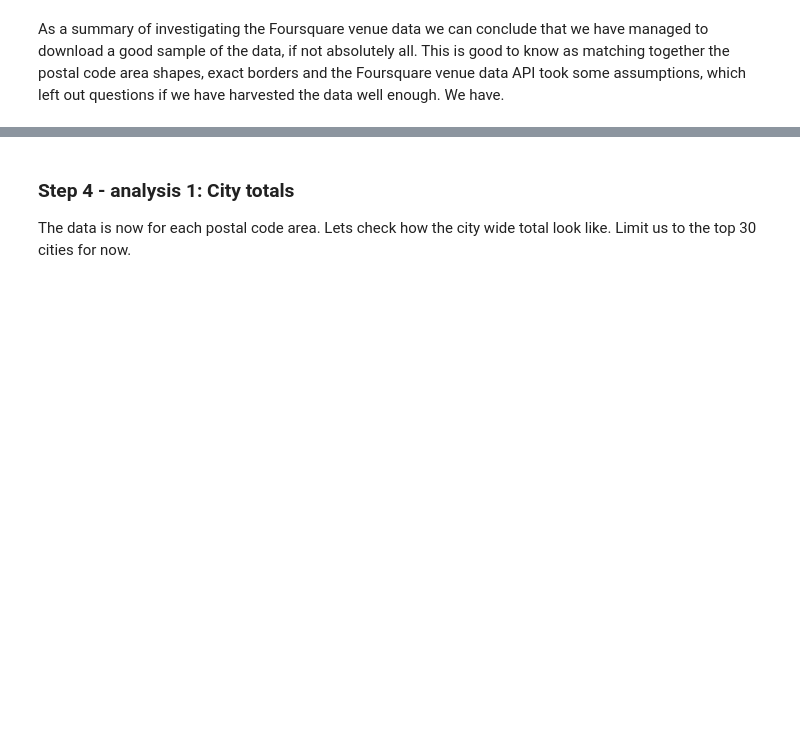
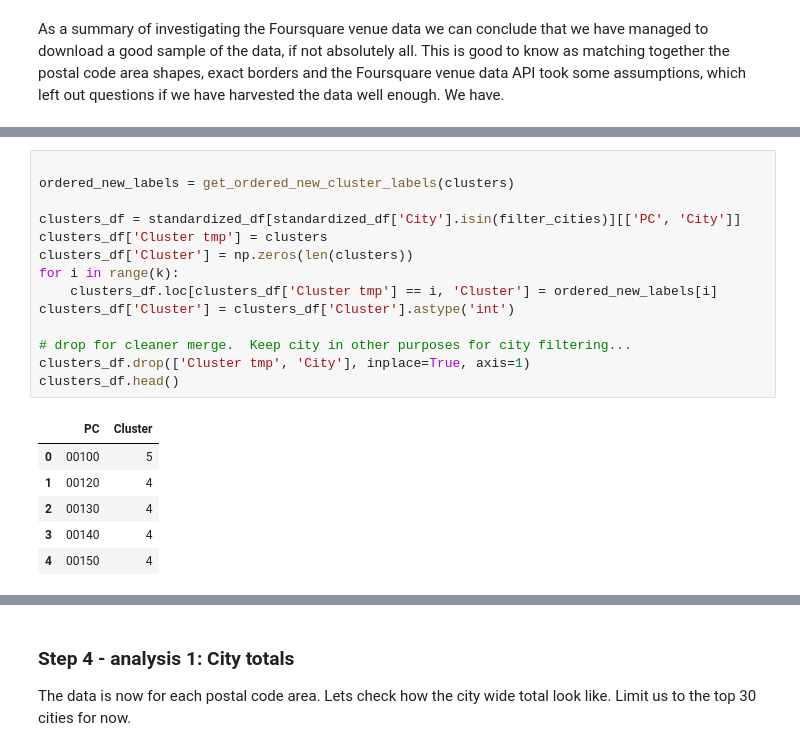
Before and after one commit to aitennek/Coursera_Capstone, a Jupyter notebook: Final_assignment/Capstone workbook.ipynb, the cells around one changed output, grey strips where cells are left out. Saved outputs shown, nothing was run; the diff lists cells and outputs as text; blank space fills up the shorter version.

```diff
--- a/Final_assignment/Capstone workbook.ipynb
+++ b/Final_assignment/Capstone workbook.ipynb
@@ -1315,0 +1461,21 @@ As a summary of investigating the Foursquare venue data we can conclude that we
+# %%
+
+ordered_new_labels = get_ordered_new_cluster_labels(clusters)
+
+clusters_df = standardized_df[standardized_df['City'].isin(filter_cities)][['PC', 'City']]
+clusters_df['Cluster tmp'] = clusters
+clusters_df['Cluster'] = np.zeros(len(clusters))
+for i in range(k):
+    clusters_df.loc[clusters_df['Cluster tmp'] == i, 'Cluster'] = ordered_new_labels[i]
+clusters_df['Cluster'] = clusters_df['Cluster'].astype('int')
+
+# drop for cleaner merge.  Keep city in other purposes for city filtering...
+clusters_df.drop(['Cluster tmp', 'City'], inplace=True, axis=1)
+clusters_df.head()
+# %% [output]
+|  | PC | Cluster |
+| 0 | 00100 | 5 |
+| 1 | 00120 | 4 |
+| 2 | 00130 | 4 |
+| 3 | 00140 | 4 |
+| 4 | 00150 | 4 |
```
Also changed, not shown: parts of 26 cells of this notebook.
